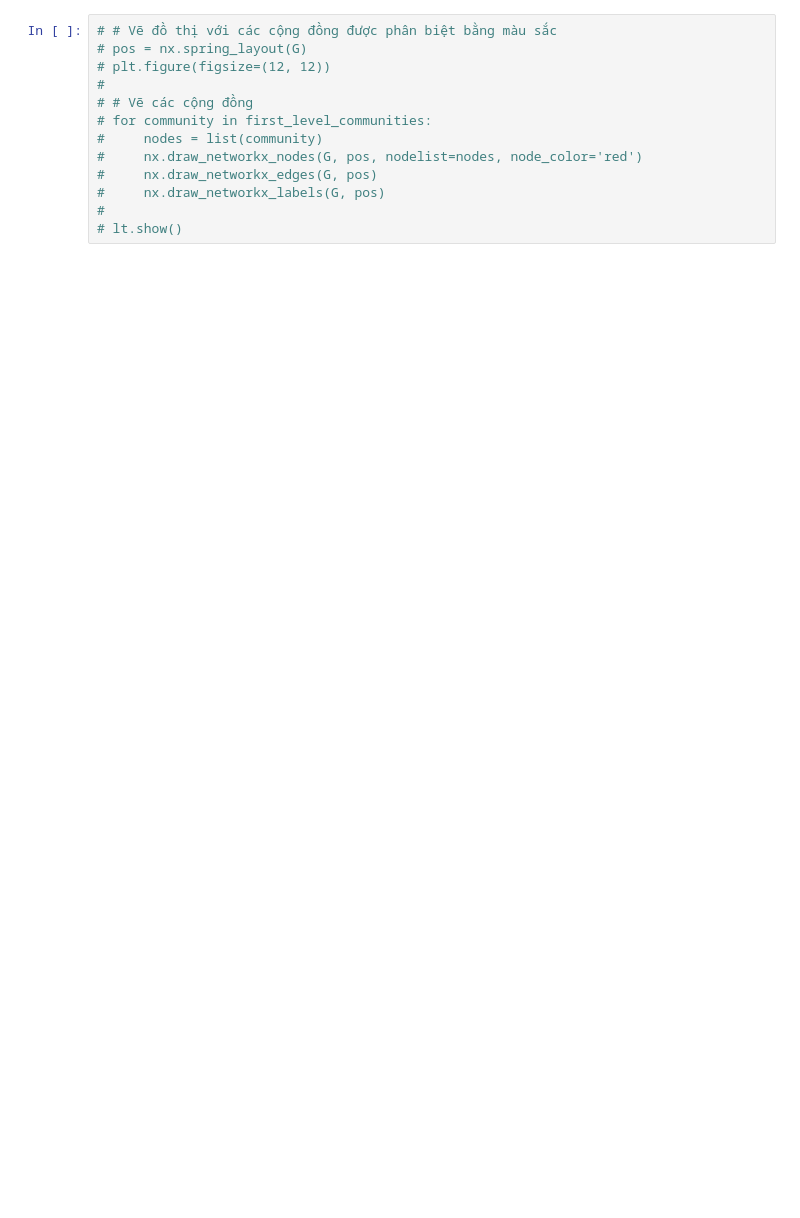
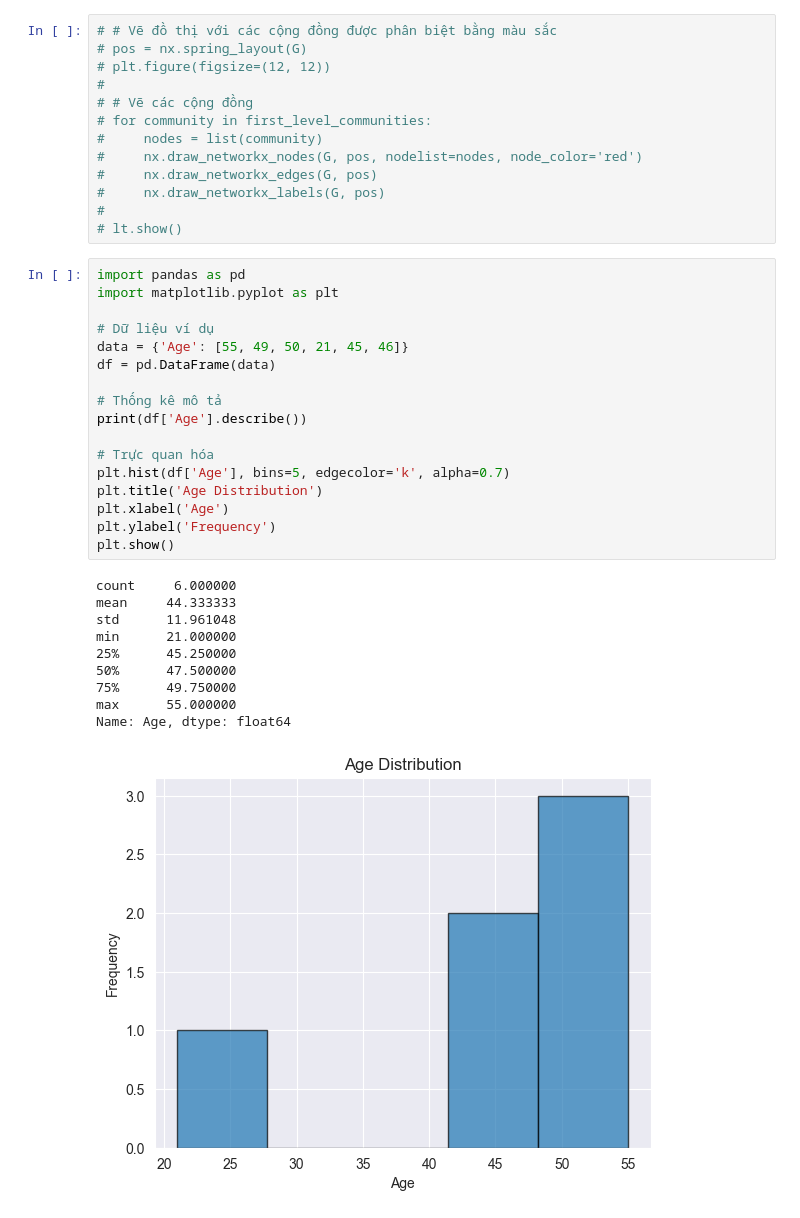
Before and after one commit to DuyetVu2001/pythonProject, a Jupyter notebook: btl.ipynb, the cells around one changed output. Drawn from its saved outputs; the diff is of its cells as text; blank space fills up the shorter version.

```diff
--- a/btl.ipynb
+++ b/btl.ipynb
@@ -182,3 +332,31 @@ plt.show()
 #     nx.draw_networkx_labels(G, pos)
 #
 # lt.show()
+# %%
+import pandas as pd
+import matplotlib.pyplot as plt
+
+# Dữ liệu ví dụ
+data = {'Age': [55, 49, 50, 21, 45, 46]}
+df = pd.DataFrame(data)
+
+# Thống kê mô tả
+print(df['Age'].describe())
+
+# Trực quan hóa
+plt.hist(df['Age'], bins=5, edgecolor='k', alpha=0.7)
+plt.title('Age Distribution')
+plt.xlabel('Age')
+plt.ylabel('Frequency')
+plt.show()
+# %% [output]
+count     6.000000
+mean     44.333333
+std      11.961048
+min      21.000000
+25%      45.250000
+50%      47.500000
+75%      49.750000
+max      55.000000
+Name: Age, dtype: float64
+[figure, added]
```
Also changed, not shown: parts of 12 cells of this notebook.
